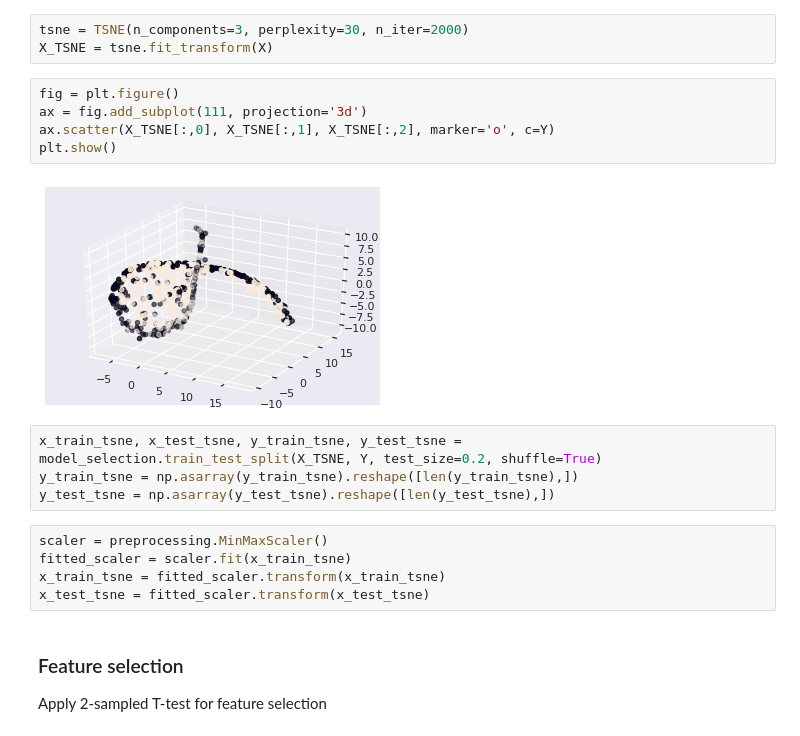
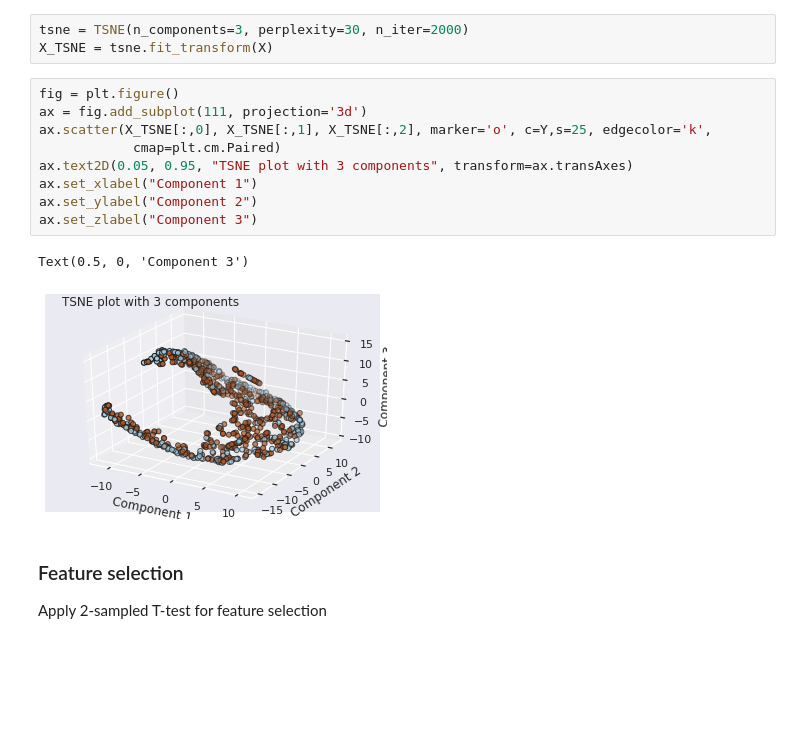
Before and after one commit to Enzo-Kerkhof/TM10007_PROJECT, a Jupyter notebook: assignment.ipynb, the cells around one changed output. Saved outputs shown, nothing was run; the diff lists cells and outputs as text; blank space fills up the shorter version.

```diff
--- a/assignment.ipynb
+++ b/assignment.ipynb
@@ -89,19 +89,15 @@ X_TSNE = tsne.fit_transform(X)
 # %%
 fig = plt.figure()
 ax = fig.add_subplot(111, projection='3d')
-ax.scatter(X_TSNE[:,0], X_TSNE[:,1], X_TSNE[:,2], marker='o', c=Y)
-plt.show()
+ax.scatter(X_TSNE[:,0], X_TSNE[:,1], X_TSNE[:,2], marker='o', c=Y,s=25, edgecolor='k',
+            cmap=plt.cm.Paired)
+ax.text2D(0.05, 0.95, "TSNE plot with 3 components", transform=ax.transAxes)
+ax.set_xlabel("Component 1")
+ax.set_ylabel("Component 2")
+ax.set_zlabel("Component 3")
 # %% [output]
+Text(0.5, 0, 'Component 3')
-[figure, old version]
+[figure, new version]
-# %%
-x_train_tsne, x_test_tsne, y_train_tsne, y_test_tsne = model_selection.train_test_split(X_TSNE, Y, test_size=0.2, shuffle=True)
-y_train_tsne = np.asarray(y_train_tsne).reshape([len(y_train_tsne),])
-y_test_tsne = np.asarray(y_test_tsne).reshape([len(y_test_tsne),])
-# %%
-scaler = preprocessing.MinMaxScaler()
-fitted_scaler = scaler.fit(x_train_tsne)
-x_train_tsne = fitted_scaler.transform(x_train_tsne)
-x_test_tsne = fitted_scaler.transform(x_test_tsne)
 # %% [markdown]
 ### Feature selection
 
```
Also changed, not shown: parts of 13 cells of this notebook.
